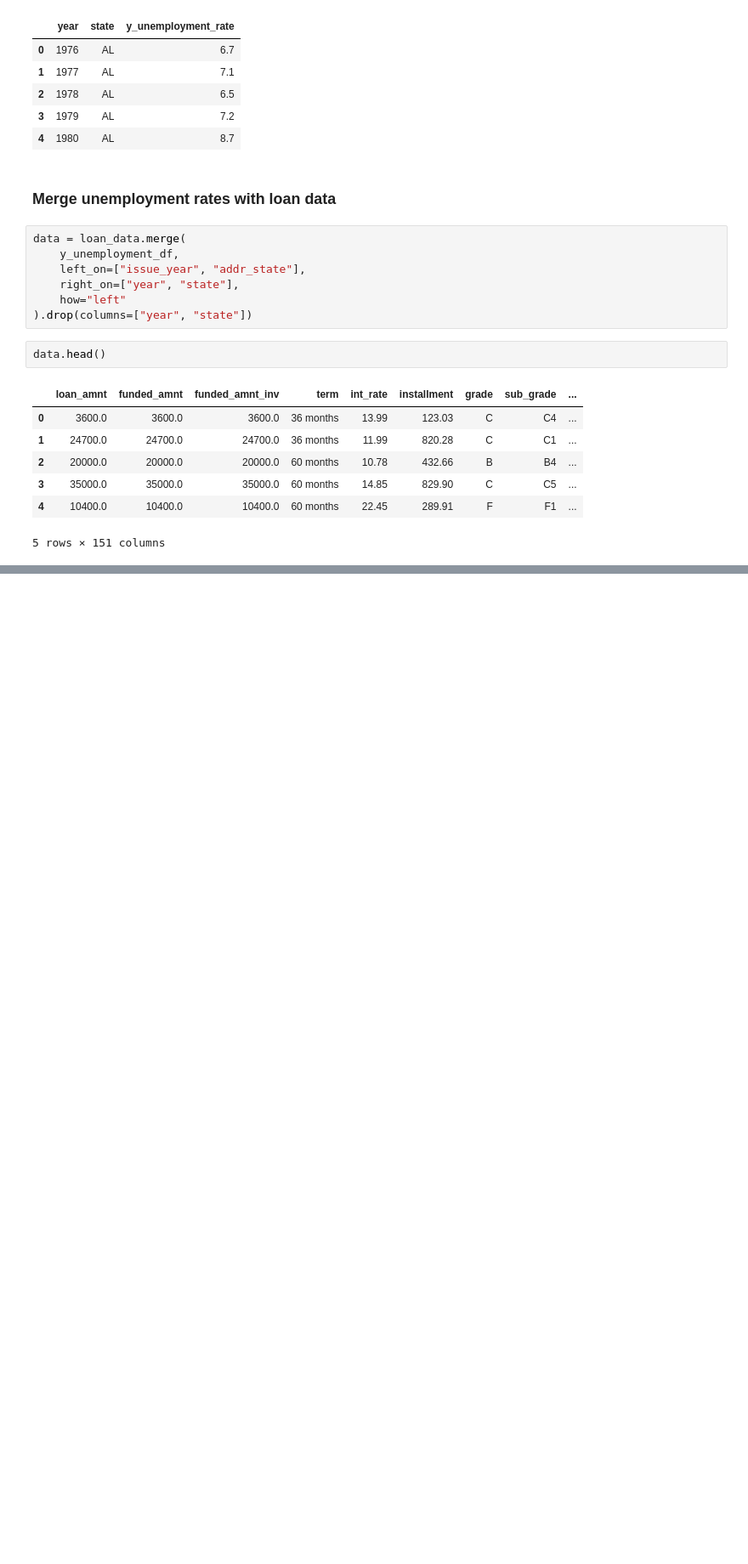
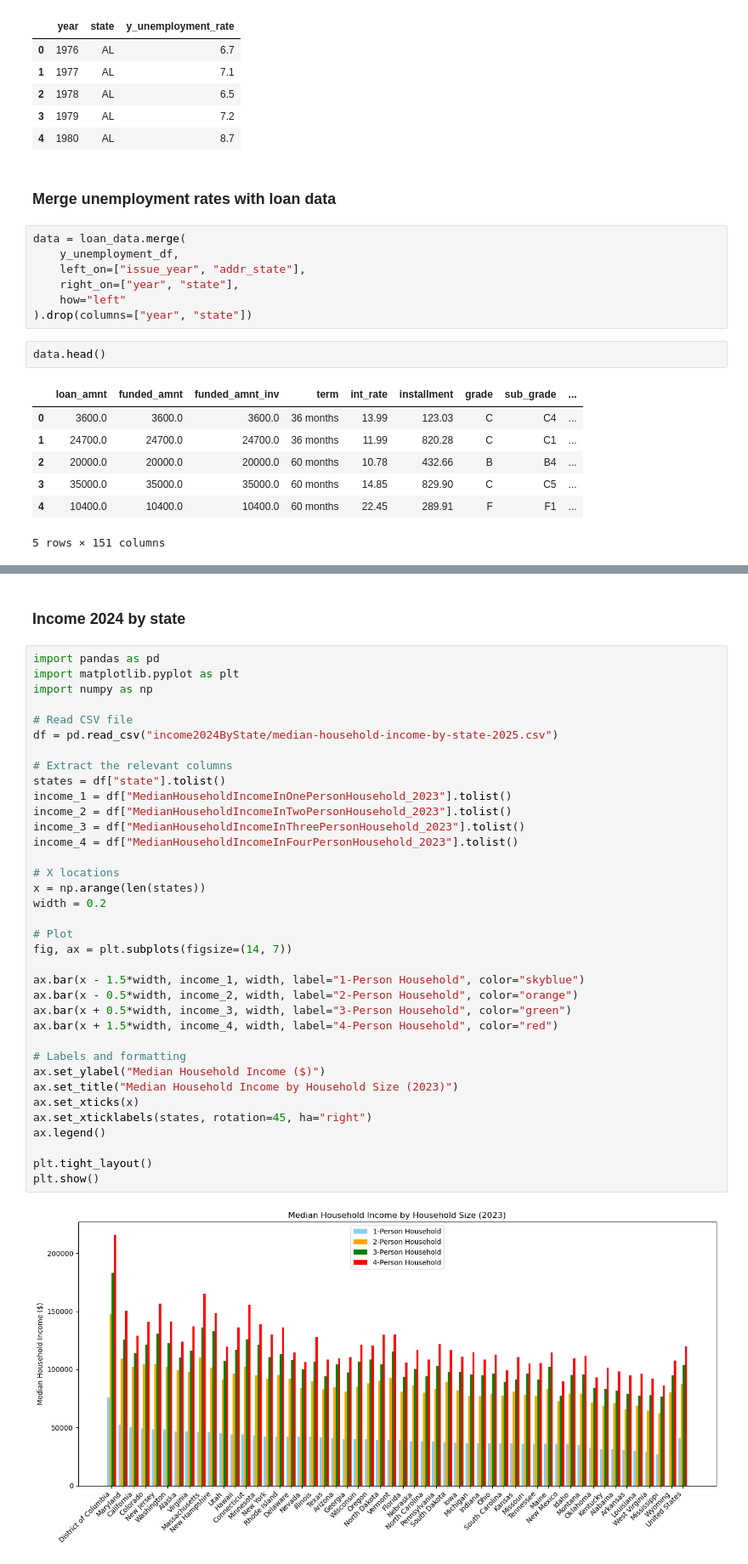
Before and after one commit to DanielAndCada/Borrower-Risk-Profiling, a Jupyter notebook: data-preprocessing.ipynb, the cells around one changed output, grey strips where cells are left out. Shown at 85% size. Saved outputs shown, nothing was run; the diff lists cells and outputs as text; blank space fills up the shorter version.

```diff
--- a/data-preprocessing.ipynb
+++ b/data-preprocessing.ipynb
@@ -146,0 +154,40 @@ NameError: name 'data' is not defined
+# %% [markdown]
+### Income 2024 by state
+# %%
+import pandas as pd
+import matplotlib.pyplot as plt
+import numpy as np
+
+# Read CSV file
+df = pd.read_csv("income2024ByState/median-household-income-by-state-2025.csv")
+
+# Extract the relevant columns
+states = df["state"].tolist()
+income_1 = df["MedianHouseholdIncomeInOnePersonHousehold_2023"].tolist()
+income_2 = df["MedianHouseholdIncomeInTwoPersonHousehold_2023"].tolist()
+income_3 = df["MedianHouseholdIncomeInThreePersonHousehold_2023"].tolist()
+income_4 = df["MedianHouseholdIncomeInFourPersonHousehold_2023"].tolist()
+
+# X locations
+x = np.arange(len(states))
+width = 0.2
+
+# Plot
+fig, ax = plt.subplots(figsize=(14, 7))
+
+ax.bar(x - 1.5*width, income_1, width, label="1-Person Household", color="skyblue")
+ax.bar(x - 0.5*width, income_2, width, label="2-Person Household", color="orange")
+ax.bar(x + 0.5*width, income_3, width, label="3-Person Household", color="green")
+ax.bar(x + 1.5*width, income_4, width, label="4-Person Household", color="red")
+
+# Labels and formatting
+ax.set_ylabel("Median Household Income ($)")
+ax.set_title("Median Household Income by Household Size (2023)")
+ax.set_xticks(x)
+ax.set_xticklabels(states, rotation=45, ha="right")
+ax.legend()
+
+plt.tight_layout()
+plt.show()
+# %% [output]
+[figure, added]
```
Also changed, not shown: parts of 11 cells of this notebook, 43 other files.
